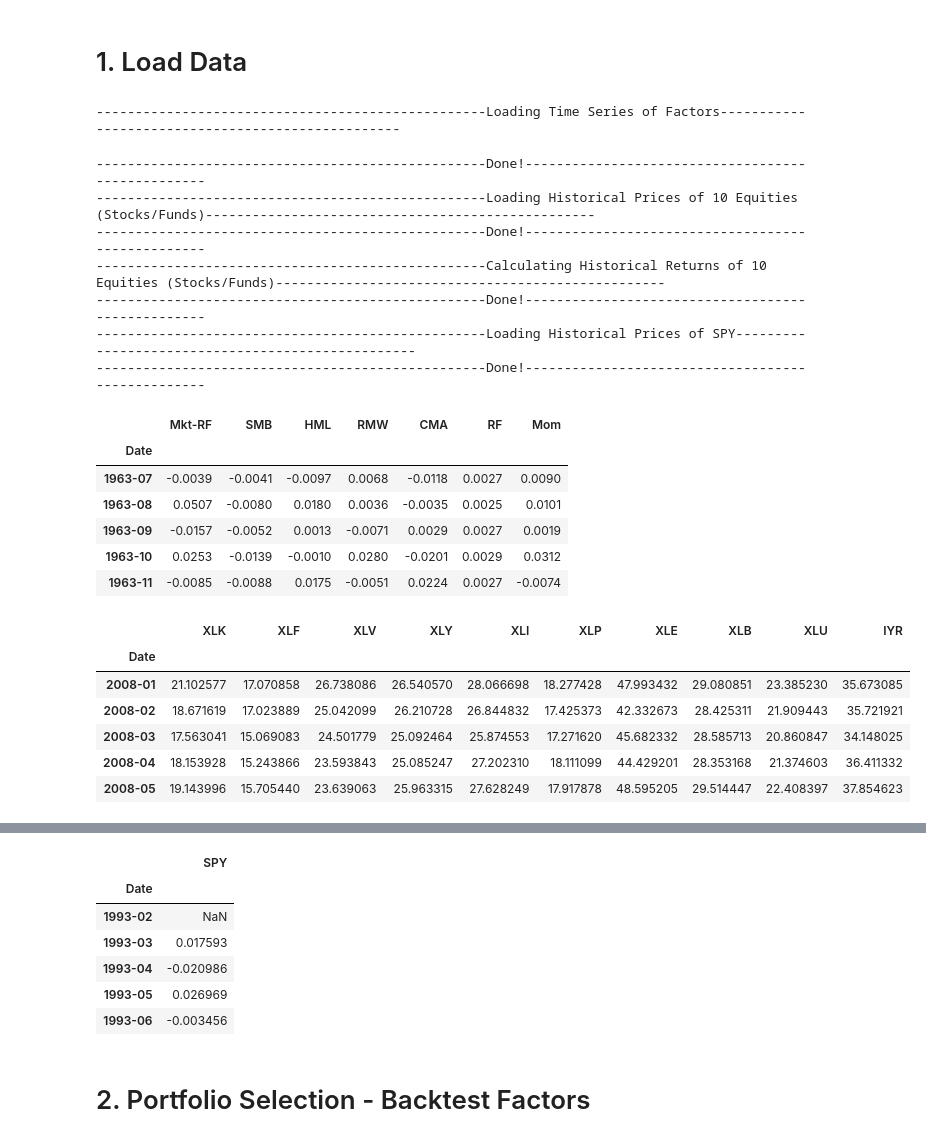
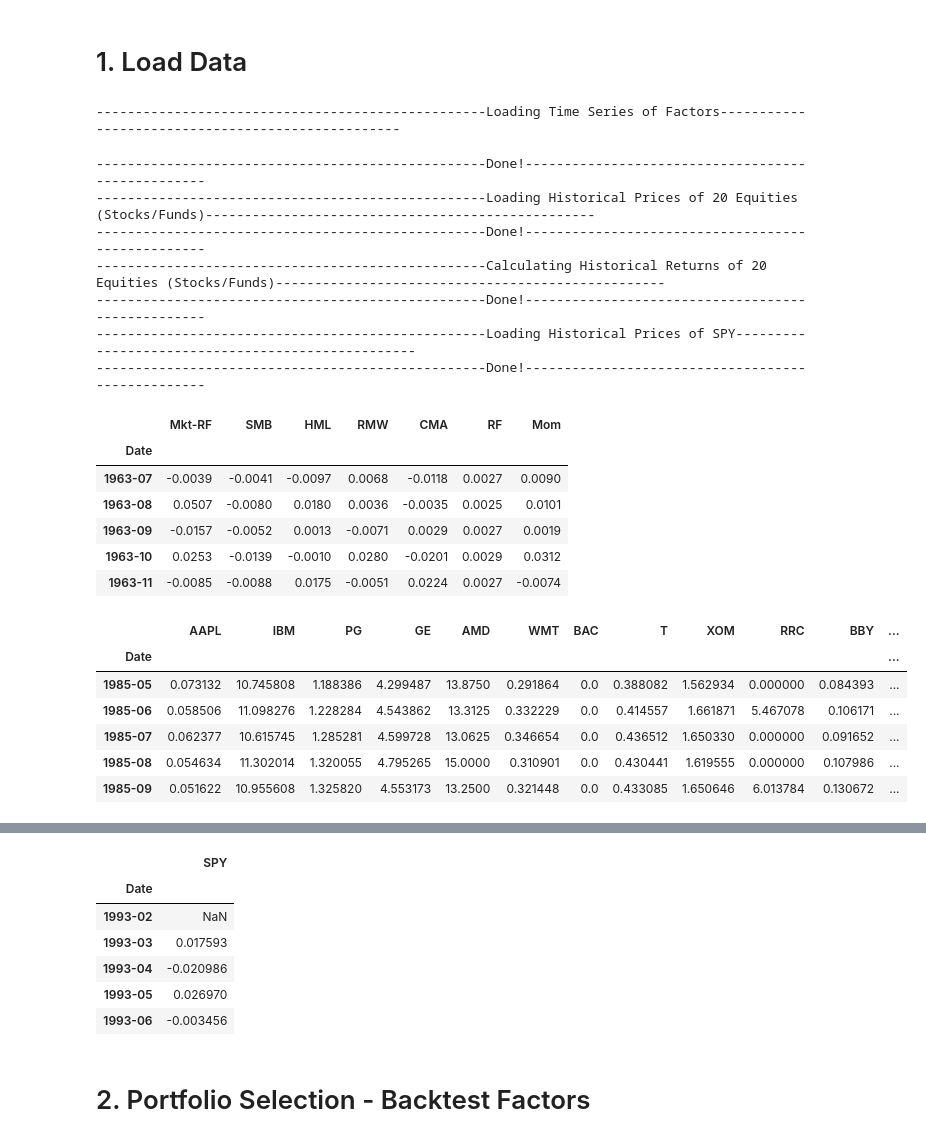
Before and after one commit to skhan1020/BlPortfolioConstruction, a Jupyter notebook: notebooks/Portfolio_Construction_and_Optimization.ipynb, the cells around one changed output, grey strips where cells are left out. Cells and saved outputs as stored; diff of their text form; code cells hidden in the pictures.

```diff
--- a/notebooks/Portfolio_Construction_and_Optimization.ipynb
+++ b/notebooks/Portfolio_Construction_and_Optimization.ipynb
@@ -32,33 +32,33 @@ asset_type = "stock"
 # %% [markdown]
 # 1. Load Data
 # %%
-ff_data, fund_open_data, fund_close_data, fund_returns, market_returns = get_data(asset_tickers=FUND_TICKERS, market_ticker=MARKET_TICKER, asset_type="fund")
+ff_data, fund_open_data, fund_close_data, fund_returns, market_returns = get_data(asset_tickers=ASSET_TICKERS[asset_type], market_ticker=MARKET_TICKER, asset_type=asset_type)
 
 display(ff_data.head())
 display(fund_open_data.head())
 display(fund_close_data.head())
 display(fund_returns.head())
 display(market_returns.head())
 # %% [output]
 --------------------------------------------------Loading Time Series of Factors--------------------------------------------------
 --------------------------------------------------Done!--------------------------------------------------
---------------------------------------------------Loading Historical Prices of 10 Equities (Stocks/Funds)--------------------------------------------------
+--------------------------------------------------Loading Historical Prices of 20 Equities (Stocks/Funds)--------------------------------------------------
 --------------------------------------------------Done!--------------------------------------------------
---------------------------------------------------Calculating Historical Returns of 10 Equities (Stocks/Funds)--------------------------------------------------
+--------------------------------------------------Calculating Historical Returns of 20 Equities (Stocks/Funds)--------------------------------------------------
 --------------------------------------------------Done!--------------------------------------------------
 --------------------------------------------------Loading Historical Prices of SPY--------------------------------------------------
 --------------------------------------------------Done!--------------------------------------------------
 |  | Mkt-RF | SMB | HML | RMW | CMA | RF | Mom |
 | Date |  |  |  |  |  |  |  |
 | 1963-07 | -0.0039 | -0.0041 | -0.0097 | 0.0068 | -0.0118 | 0.0027 | 0.0090 |
 | 1963-08 | 0.0507 | -0.0080 | 0.0180 | 0.0036 | -0.0035 | 0.0025 | 0.0101 |
 | 1963-09 | -0.0157 | -0.0052 | 0.0013 | -0.0071 | 0.0029 | 0.0027 | 0.0019 |
 | 1963-10 | 0.0253 | -0.0139 | -0.0010 | 0.0280 | -0.0201 | 0.0029 | 0.0312 |
 | 1963-11 | -0.0085 | -0.0088 | 0.0175 | -0.0051 | 0.0224 | 0.0027 | -0.0074 |
-|  | XLK | XLF | XLV | XLY | XLI | XLP | XLE | XLB | XLU | IYR |
-| Date |  |  |  |  |  |  |  |  |  |  |
-| 2008-01 | 21.102577 | 17.070858 | 26.738086 | 26.540570 | 28.066698 | 18.277428 | 47.993432 | 29.080851 | 23.385230 | 35.673085 |
-| 2008-02 | 18.671619 | 17.023889 | 25.042099 | 26.210728 | 26.844832 | 17.425373 | 42.332673 | 28.425311 | 21.909443 | 35.721921 |
-| 2008-03 | 17.563041 | 15.069083 | 24.501779 | 25.092464 | 25.874553 | 17.271620 | 45.682332 | 28.585713 | 20.860847 | 34.148025 |
-| 2008-04 | 18.153928 | 15.243866 | 23.593843 | 25.085247 | 27.202310 | 18.111099 | 44.429201 | 28.353168 | 21.374603 | 36.411332 |
-| 2008-05 | 19.143996 | 15.705440 | 23.639063 | 25.963315 | 27.628249 | 17.917878 | 48.595205 | 29.514447 | 22.408397 | 37.854623 |
+|  | AAPL | IBM | PG | GE | AMD | WMT | BAC | T | XOM | RRC | BBY | ... |
+| Date |  |  |  |  |  |  |  |  |  |  |  | ... |
+| 1985-05 | 0.073132 | 10.745808 | 1.188386 | 4.299487 | 13.8750 | 0.291864 | 0.0 | 0.388082 | 1.562934 | 0.000000 | 0.084393 | ... |
+| 1985-06 | 0.058506 | 11.098276 | 1.228284 | 4.543862 | 13.3125 | 0.332229 | 0.0 | 0.414557 | 1.661871 | 5.467078 | 0.106171 | ... |
+| 1985-07 | 0.062377 | 10.615745 | 1.285281 | 4.599728 | 13.0625 | 0.346654 | 0.0 | 0.436512 | 1.650330 | 0.000000 | 0.091652 | ... |
+| 1985-08 | 0.054634 | 11.302014 | 1.320055 | 4.795265 | 15.0000 | 0.310901 | 0.0 | 0.430441 | 1.619555 | 0.000000 | 0.107986 | ... |
+| 1985-09 | 0.051622 | 10.955608 | 1.325820 | 4.553173 | 13.2500 | 0.321448 | 0.0 | 0.433085 | 1.650646 | 6.013784 | 0.130672 | ... |
@@ -81,7 +81,7 @@ display(market_returns.head())
 | 1993-02 | NaN |
 | 1993-03 | 0.017593 |
 | 1993-04 | -0.020986 |
-| 1993-05 | 0.026969 |
+| 1993-05 | 0.026970 |
 | 1993-06 | -0.003456 |
 # %% [markdown]
 # 2. Portfolio Selection - Backtest Factors
```
Also changed, not shown: parts of 37 cells of this notebook.
